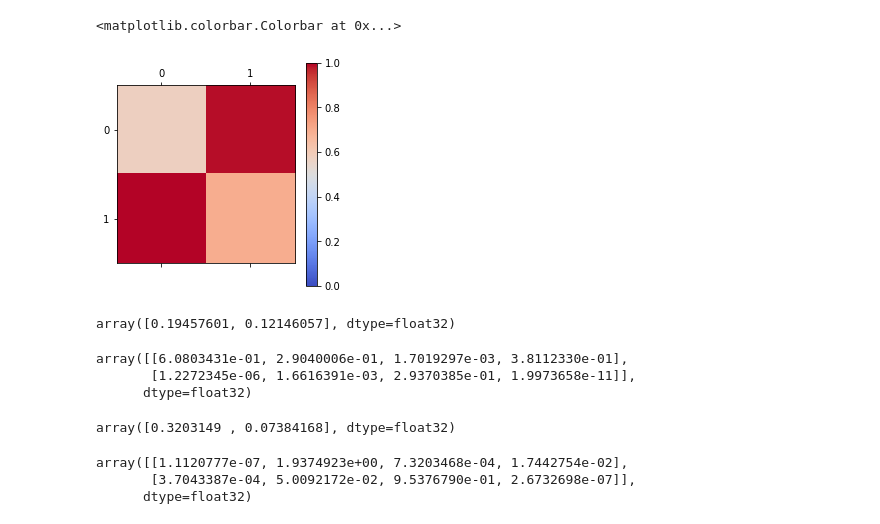
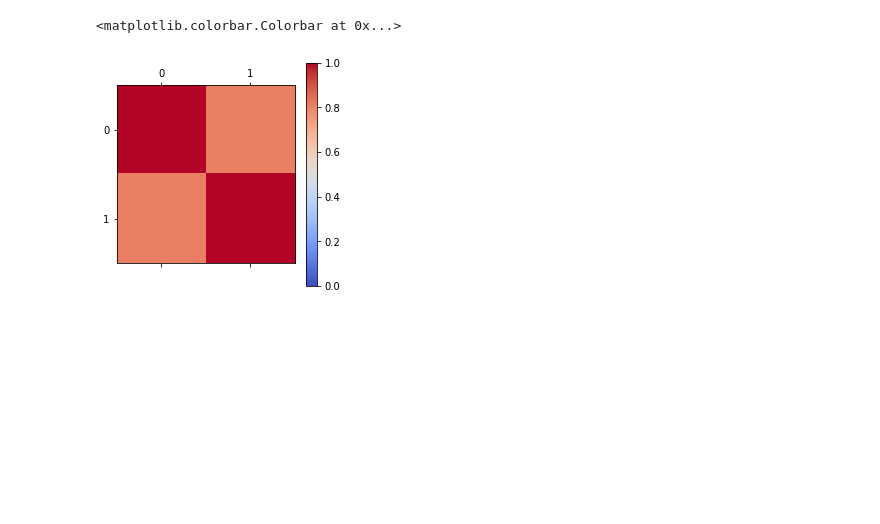
Before and after one commit to deoxyribose/FactOrCluster, a Jupyter notebook: notebooks/cifa_validation.ipynb, the cells around one changed output. Drawn from its saved outputs; the diff is of its cells as text; code cells hidden in the pictures; blank space fills up the shorter version.

```diff
--- a/notebooks/cifa_validation.ipynb
+++ b/notebooks/cifa_validation.ipynb
@@ -72,2 +61,31 @@ plt.show()
-# %%
-predicted = sess.run(ifa.variables)
+# %%
+map_estimates = dict(ifa.variables)
+map_estimates.pop('sources')
+
+testmodel = centeredIndependentFactorAnalysisTest(n_observations=n_observations, **map_estimates)
+#testmodel = centeredIndependentFactorAnalysisTest(n_observations=n_observations, mc_samples=1, **map_estimates)
+ppc = sess.run(testmodel.distribution.sample())
+
+plot_source_distributions(generated['mixture_component_var'],sess)
+plot_source_distributions(map_estimates['mixture_component_var'],sess)
+
+fig, ax = plt.subplots()
+plt.title('Variance of sample is {}'.format(generated['data'].var()))
+plt.scatter(*generated['data'].T,alpha=.5)
+xlim = ax.get_xlim()
+ylim = ax.get_ylim()
+plt.show()
+
+fig, ax = plt.subplots()
+plt.title('Variance of sample is {}'.format(ppc.var()))
+plt.scatter(*ppc.T, alpha=.5,c='orange')
+ax.set_xlim(xlim)
+ax.set_ylim(ylim)
+plt.show()
+
+fig, ax = plt.subplots()
+plt.scatter(*generated['data'].T,alpha=.5)
+plt.scatter(*ppc.T, alpha=.5)
+ax.set_xlim(xlim)
+ax.set_ylim(ylim)
+plt.show()
@@ -73,0 +102,2 @@ predicted = sess.run(ifa.variables)
+# %%
+sess.run(train_nll_init)
@@ -73,0 +115,3 @@ predicted = sess.run(ifa.variables)
+# %%
+generated_vars = generated.copy()
+map_estimate_vars = sess.run(map_estimates)
@@ -103,6 +166,6 @@ ax.set_ylim(ylim);
 # %%
-plt.matshow(np.abs(cosine_similarity(generated['factor_loadings'],predicted['factor_loadings'])),cmap='coolwarm',vmin=0,vmax=1)
+plt.matshow(np.abs(cosine_similarity(generated['factor_loadings'],map_estimate_vars['factor_loadings'])),cmap='coolwarm',vmin=0,vmax=1)
 plt.colorbar()
 # %% [output]
 <matplotlib.colorbar.Colorbar at 0x...>
-[figure, old version]
+[figure, new version]
@@ -119,20 +171,0 @@ def plot_source_distributions(mixture_component_var,sess):
-# %%
-generated['data'].var(0)
-# %% [output]
-array([0.19457601, 0.12146057], dtype=float32)
-# %%
-generated['mixture_component_var']
-# %% [output]
-array([[6.0803431e-01, 2.9040006e-01, 1.7019297e-03, 3.8112330e-01],
-       [1.2272345e-06, 1.6616391e-03, 2.9370385e-01, 1.9973658e-11]],
-      dtype=float32)
-# %%
-generated['mixture_component_var'].mean(1)
-# %% [output]
-array([0.3203149 , 0.07384168], dtype=float32)
-# %%
-predicted['mixture_component_var']
-# %% [output]
-array([[1.1120777e-07, 1.9374923e+00, 7.3203468e-04, 1.7442754e-02],
-       [3.7043387e-04, 5.0092172e-02, 9.5376790e-01, 2.6732698e-07]],
-      dtype=float32)
```
Also changed, not shown: parts of 28 cells of this notebook.
